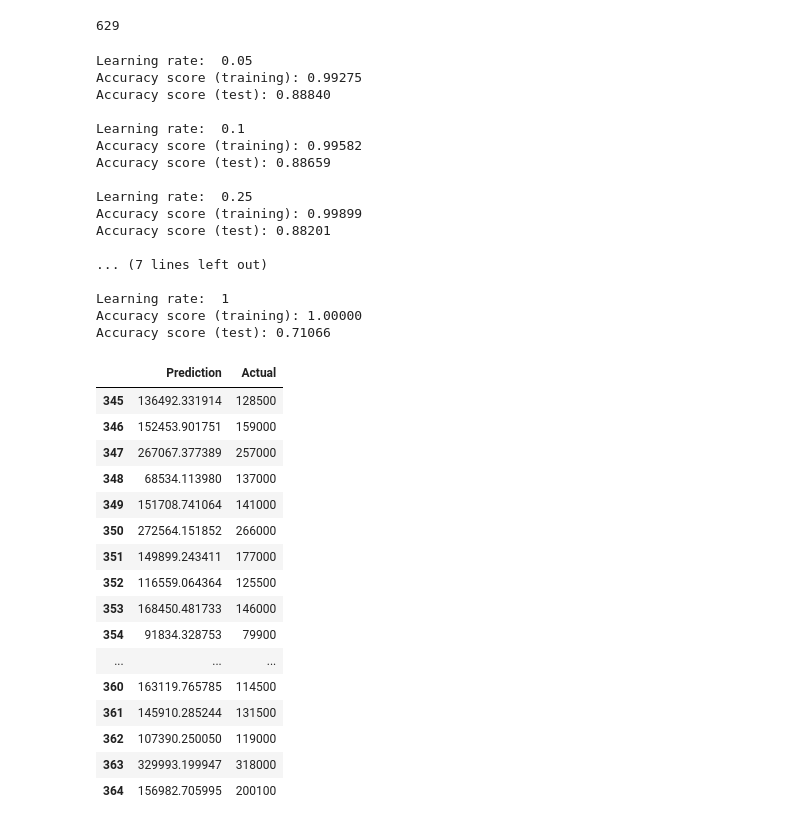
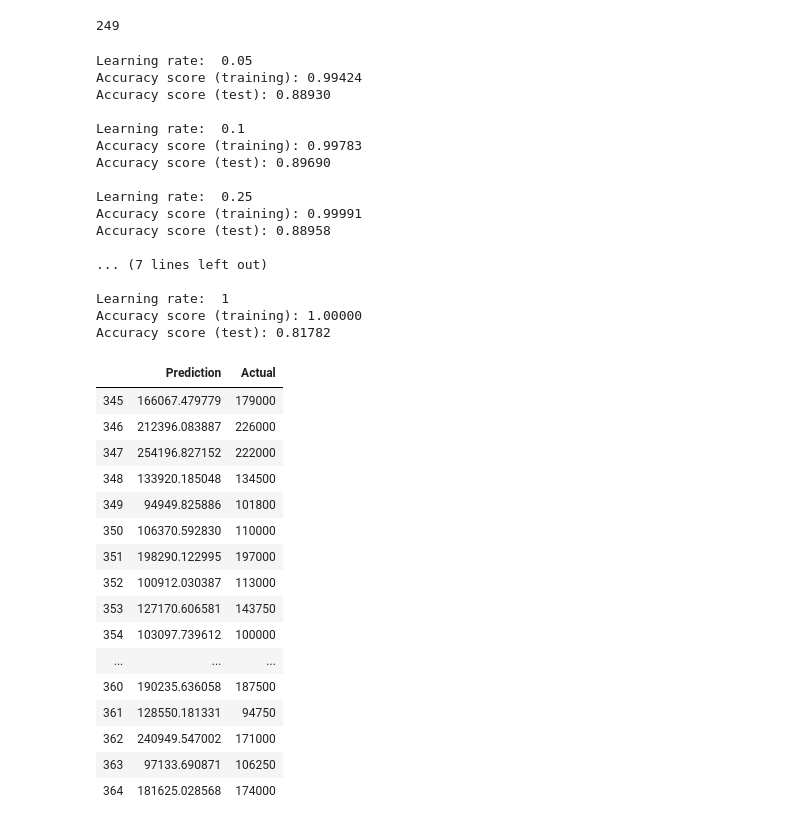
Before and after one commit to irayje/kaggle-house-prices, a Jupyter notebook: kaggle_house_prices.ipynb, the cells around one changed output. Drawn from its saved outputs; the diff is of its cells as text; code cells hidden in the pictures.

```diff
--- a/kaggle_house_prices.ipynb
+++ b/kaggle_house_prices.ipynb
@@ -11,6 +11,3 @@ from sklearn.ensemble import GradientBoostingRegressor
 # Read in training data
 train_data = Path("data/train.csv")
 train_df = pd.read_csv(train_data, delimiter=",", index_col='Id')
-train_df = train_df.fillna('0')
-train_df = pd.get_dummies(train_df)
-train_df.head()
@@ -25,0 +14,4 @@ train_df.head()
+# %%
+train_df = pd.get_dummies(train_df, dummy_na=True)
+train_df = train_df.fillna('0')
+train_df
@@ -44,7 +51,7 @@ max_feat = round(len(train_df.columns)*.75)
 # %%
 max_feat
 # %% [output]
-629
+249
 # %%
 # Create a classifier object
 learning_rates = [0.05, 0.1, 0.25, 0.5, 0.75, 1]
@@ -71,54 +78,54 @@ for learning_rate in learning_rates:
     print()
 # %% [output]
 Learning rate:  0.05
-Accuracy score (training): 0.99275
-Accuracy score (test): 0.88840
+Accuracy score (training): 0.99424
+Accuracy score (test): 0.88930
 
 Learning rate:  0.1
-Accuracy score (training): 0.99582
-Accuracy score (test): 0.88659
+Accuracy score (training): 0.99783
+Accuracy score (test): 0.89690
 
 Learning rate:  0.25
-Accuracy score (training): 0.99899
-Accuracy score (test): 0.88201
+Accuracy score (training): 0.99991
+Accuracy score (test): 0.88958
 
 ... (7 lines left out)
 
 Learning rate:  1
 Accuracy score (training): 1.00000
-Accuracy score (test): 0.71066
+Accuracy score (test): 0.81782
 # %%
 # Choose a learning rate and create classifier
 regressor = GradientBoostingRegressor(n_estimators=200,
-                                        learning_rate=0.25,
+                                        learning_rate=0.1,
                                         max_features=5,
                                         max_depth=5,
                                         random_state=0)
 
 # Fit the model
 regressor.fit(X_train_scaled, y_train.ravel())
 
 # Make Prediction
 predictions = regressor.predict(X_test_scaled)
 pd.DataFrame({"Prediction": predictions, "Actual": y_test.ravel()}).tail(20)
 # %% [output]
 |  | Prediction | Actual |
-| 345 | 136492.331914 | 128500 |
-| 346 | 152453.901751 | 159000 |
-| 347 | 267067.377389 | 257000 |
-| 348 | 68534.113980 | 137000 |
-| 349 | 151708.741064 | 141000 |
-| 350 | 272564.151852 | 266000 |
-| 351 | 149899.243411 | 177000 |
-| 352 | 116559.064364 | 125500 |
-| 353 | 168450.481733 | 146000 |
-| 354 | 91834.328753 | 79900 |
+| 345 | 166067.479779 | 179000 |
+| 346 | 212396.083887 | 226000 |
+| 347 | 254196.827152 | 222000 |
+| 348 | 133920.185048 | 134500 |
+| 349 | 94949.825886 | 101800 |
+| 350 | 106370.592830 | 110000 |
+| 351 | 198290.122995 | 197000 |
+| 352 | 100912.030387 | 113000 |
+| 353 | 127170.606581 | 143750 |
+| 354 | 103097.739612 | 100000 |
 | ... | ... | ... |
-| 360 | 163119.765785 | 114500 |
-| 361 | 145910.285244 | 131500 |
-| 362 | 107390.250050 | 119000 |
-| 363 | 329993.199947 | 318000 |
-| 364 | 156982.705995 | 200100 |
+| 360 | 190235.636058 | 187500 |
+| 361 | 128550.181331 | 94750 |
+| 362 | 240949.547002 | 171000 |
+| 363 | 97133.690871 | 106250 |
+| 364 | 181625.028568 | 174000 |
 # %%
 test_data = Path("data/test.csv")
 test_df = pd.read_csv(test_data, delimiter=",", index_col='Id')
```
Also changed, not shown: parts of 41 cells of this notebook, 1 other file.
